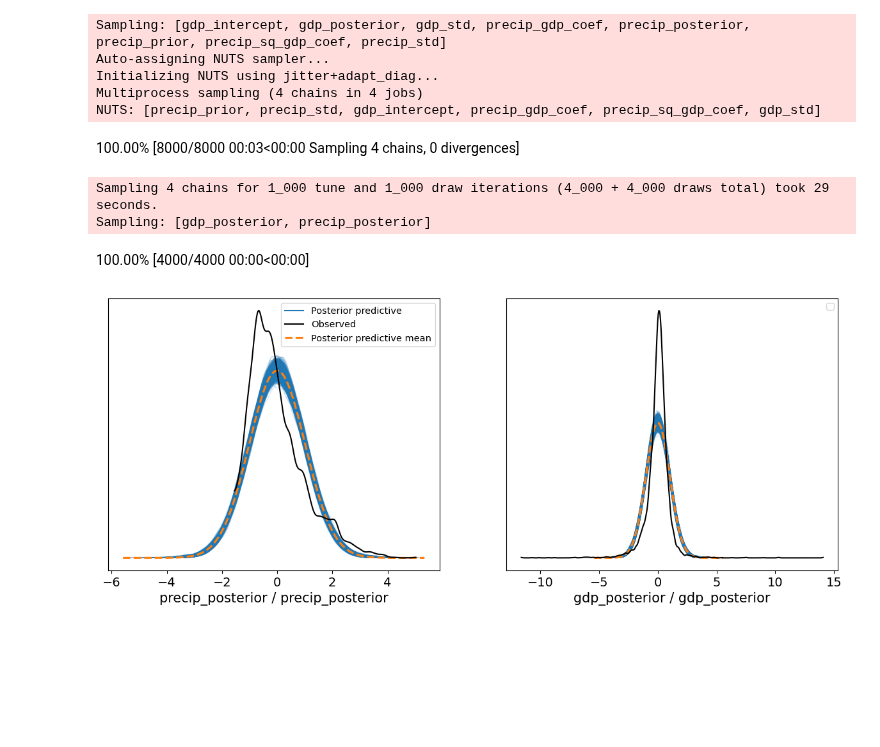
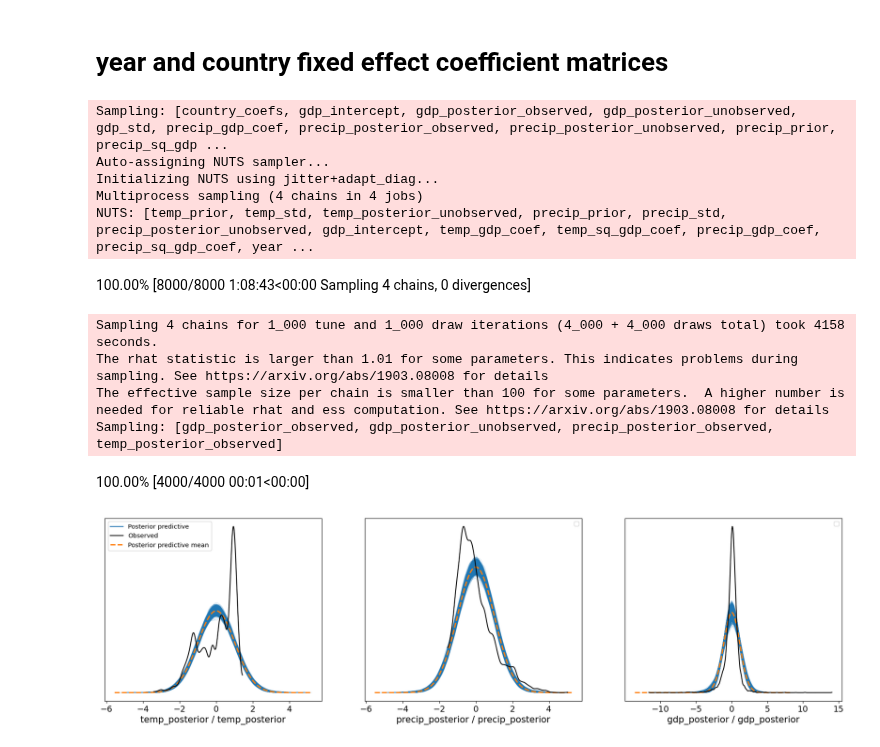
Before and after one commit to greenguy33/environmental-bayesian-modeling, a Jupyter notebook: notebooks/Burke_paper_reproduction.ipynb, the cells around one changed output. Drawn from its saved outputs; the diff is of its cells as text; code cells hidden in the pictures; blank space fills up the shorter version.

Commit message:
burke model with fixed effects

```diff
--- a/notebooks/Burke_paper_reproduction.ipynb
+++ b/notebooks/Burke_paper_reproduction.ipynb
@@ -24,0 +32,2 @@ gdp_scaled = gdp_scaler.fit_transform(np.array(data_no_missing.growthWDI).reshap
+# %% [markdown]
+# year and country fixed effect coefficient matrices
@@ -25,52 +54,59 @@ gdp_scaled = gdp_scaler.fit_transform(np.array(data_no_missing.growthWDI).reshap
 # %%
 with pm.Model() as model:
 
-    # temp_prior = pm.Normal("temp_prior", np.mean(data_no_missing.UDel_temp_popweight), np.std(data_no_missing.UDel_temp_popweight))
-    # temp_std = pm.HalfNormal("temp_std", 10)
-    # temp_posterior = pm.Normal("temp_posterior", temp_prior, temp_std, observed=data_no_missing.UDel_temp_popweight)
+    temp_prior = pm.Normal("temp_prior", 0, 1)
+    temp_std = pm.HalfNormal("temp_std", 10)
+    temp_posterior = pm.Normal("temp_posterior", temp_prior, temp_std, observed=temp_scaled)
 
-    # precip_prior = pm.Normal("precip_prior", np.mean(data_no_missing.UDel_precip_popweight), np.std(data_no_missing.UDel_precip_popweight))
     precip_prior = pm.Normal("precip_prior", 0, 1)
     precip_std = pm.HalfNormal("precip_std", 10)
-    # precip_posterior = pm.Normal("precip_posterior", precip_prior, precip_std, observed=data_no_missing.UDel_precip_popweight)
     precip_posterior = pm.Normal("precip_posterior", precip_prior, precip_std, observed=precip_scaled)
 
     gdp_intercept = pm.Normal('gdp_intercept',0,10)
-    # temp_gdp_coef = pm.Normal('temp_gdp_coef',0,10)
-    # temp_sq_gdp_coef = pm.Normal('temp_sq_gdp_coef',0,10)
+    temp_gdp_coef = pm.Normal('temp_gdp_coef',0,10)
+    temp_sq_gdp_coef = pm.Normal('temp_sq_gdp_coef',0,10)
     precip_gdp_coef = pm.Normal("precip_gdp_coef",0,10)
     precip_sq_gdp_coef = pm.Normal("precip_sq_gdp_coef",0,10)
+
+    # year_coefs = pt.expand_dims(pm.Normal("year_coefs", 0, 5, shape=(len(set(data_no_missing.year)))),axis=1)
+    year_coefs = pt.expand_dims(pm.Normal("year_coefs", 0, 5, shape=(len(set(data.year)))),axis=1)
+    year_fixed_effects = pm.Deterministic("year_fixed_effects",pt.sum(year_coefs*year_mult_mat,axis=0))
+
+    # country_coefs = pt.expand_dims(pm.Normal("country_coefs", 0, 5, shape=(len(set(data_no_missing.iso)))),axis=1)
+    country_coefs = pt.expand_dims(pm.Normal("country_coefs", 0, 5, shape=(len(set(data.iso)))),axis=1)
+    country_fixed_effects = pm.Deterministic("country_fixed_effects",pt.sum(country_coefs*country_mult_mat,axis=0))
+
+    # gradual_effect_coefs = pt.expand_dims(pm.Normal("grad_effect_coefs", 0, 5, shape=(len(grad_effects_data))),axis=1)
+    # gradual_effect_coefs = pm.Normal("grad_effect_coefs", 0, 5)
+    # gradual_effects = pm.Deterministic("grad_effects",pt.sum(gradual_effect_coefs*grad_effects_data,axis=0))
 
     gdp_prior = pm.Deterministic(
         "gdp_prior",
         gdp_intercept +
-        # (temp_posterior * temp_gdp_coef) +
-        # (pt.sqr(temp_posterior) * temp_sq_gdp_coef) +
+        (temp_posterior * temp_gdp_coef) +
+        (temp_sq_gdp_coef * pt.sqr(temp_posterior)) +
         (precip_posterior * precip_gdp_coef) +
-        (precip_sq_gdp_coef * pt.sqr(precip_posterior))
+        (precip_sq_gdp_coef * pt.sqr(precip_posterior)) +
+        year_fixed_effects +
+        country_fixed_effects #+
+        # gradual_effects
     )
 
     gdp_std = pm.HalfNormal('gdp_std', sigma=10)
-    # gdp_posterior = pm.Normal('gdp_posterior', mu=gdp_prior, sigma=gdp_std, observed=data_no_missing.growthWDI)
     gdp_posterior = pm.Normal('gdp_posterior', mu=gdp_prior, sigma=gdp_std, observed=gdp_scaled)
 
     prior = pm.sample_prior_predictive()
     trace = pm.sample()
     posterior = pm.sample_posterior_predictive(trace, extend_inferencedata=True)
-
-# with open ('../models/burke-reproduction-no-effects-missing-rows-omitted.pkl', 'wb') as buff:
-#     pkl.dump({
-#         "prior":prior,
-#         "trace":trace,
-#         "posterior":posterior
-#     },buff)
 # %% [output]
-Sampling: [gdp_intercept, gdp_posterior, gdp_std, precip_gdp_coef, precip_posterior, precip_prior, precip_sq_gdp_coef, precip_std]
+Sampling: [country_coefs, gdp_intercept, gdp_posterior_observed, gdp_posterior_unobserved, gdp_std, precip_gdp_coef, precip_posterior_observed, precip_posterior_unobserved, precip_prior, precip_sq_gdp ...
 Auto-assigning NUTS sampler...
 Initializing NUTS using jitter+adapt_diag...
 Multiprocess sampling (4 chains in 4 jobs)
-NUTS: [precip_prior, precip_std, gdp_intercept, precip_gdp_coef, precip_sq_gdp_coef, gdp_std]
+NUTS: [temp_prior, temp_std, temp_posterior_unobserved, precip_prior, precip_std, precip_posterior_unobserved, gdp_intercept, temp_gdp_coef, temp_sq_gdp_coef, precip_gdp_coef, precip_sq_gdp_coef, year ...
-100.00% [8000/8000 00:03<00:00 Sampling 4 chains, 0 divergences]
+100.00% [8000/8000 1:08:43<00:00 Sampling 4 chains, 0 divergences]
-Sampling 4 chains for 1_000 tune and 1_000 draw iterations (4_000 + 4_000 draws total) took 29 seconds.
-Sampling: [gdp_posterior, precip_posterior]
+Sampling 4 chains for 1_000 tune and 1_000 draw iterations (4_000 + 4_000 draws total) took 4158 seconds.
+The rhat statistic is larger than 1.01 for some parameters. This indicates problems during sampling. See https://arxiv.org/abs/1903.08008 for details
+The effective sample size per chain is smaller than 100 for some parameters.  A higher number is needed for reliable rhat and ess computation. See https://arxiv.org/abs/1903.08008 for details
+Sampling: [gdp_posterior_observed, gdp_posterior_unobserved, precip_posterior_observed, temp_posterior_observed]
-100.00% [4000/4000 00:00<00:00]
+100.00% [4000/4000 00:01<00:00]
@@ -77,6 +123,6 @@ Sampling: [gdp_posterior, precip_posterior]
 # %%
-fig = az.plot_ppc(posterior).ravel()[0].figure
+fig = az.plot_ppc(posterior,var_names=["temp_posterior","precip_posterior","gdp_posterior"]).ravel()[0].figure
 fig.show()
 # %% [output]
-[figure, old version]
+[figure, new version]
 # %%
```
Also changed, not shown: parts of 13 cells of this notebook.
